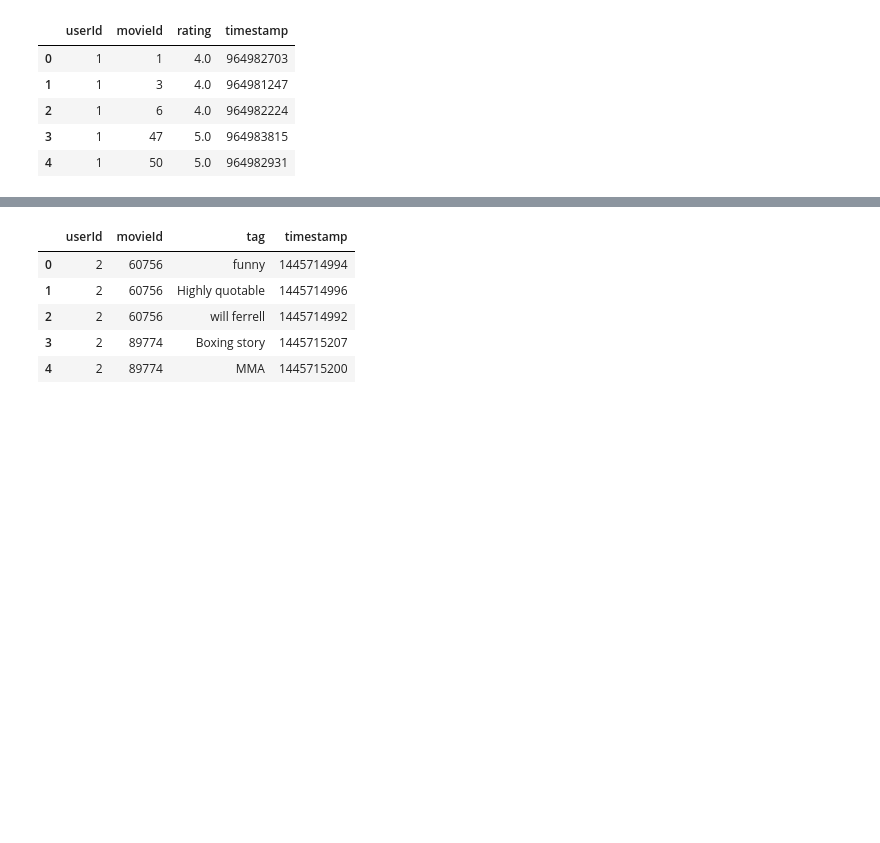
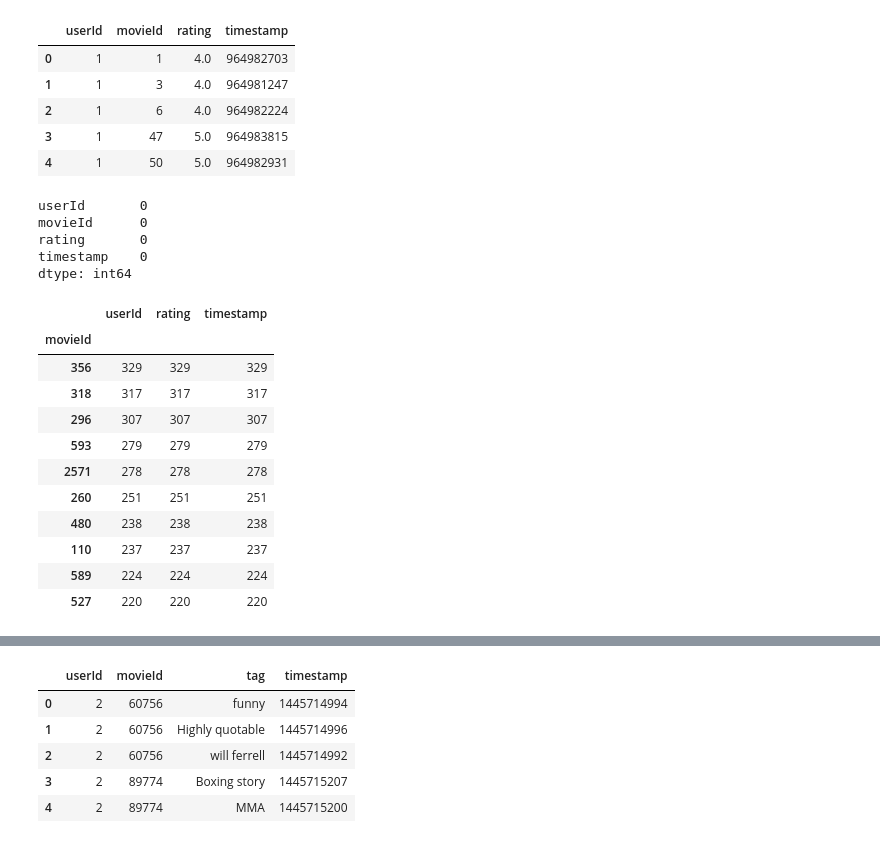
Before and after one commit to JasmineHuang25/rec-systems-project, a Jupyter notebook: Matt_notebook.ipynb, the cells around one changed output, grey strips where cells are left out. Cells and saved outputs as stored; diff of their text form; code cells hidden in the pictures; blank space fills up the shorter version.

```diff
--- a/Matt_notebook.ipynb
+++ b/Matt_notebook.ipynb
@@ -81,3 +145,27 @@ ratings_df.head()
 | 2 | 1 | 6 | 4.0 | 964982224 |
 | 3 | 1 | 47 | 5.0 | 964983815 |
 | 4 | 1 | 50 | 5.0 | 964982931 |
+# %%
+ratings_df.isna().sum()
+# %% [output]
+userId       0
+movieId      0
+rating       0
+timestamp    0
+dtype: int64
+# %%
+# The 10 movies with the most reviews
+ratings_df.groupby('movieId').count().sort_values('userId', ascending=False).head(10)
+# %% [output]
+|  | userId | rating | timestamp |
+| movieId |  |  |  |
+| 356 | 329 | 329 | 329 |
+| 318 | 317 | 317 | 317 |
+| 296 | 307 | 307 | 307 |
+| 593 | 279 | 279 | 279 |
+| 2571 | 278 | 278 | 278 |
+| 260 | 251 | 251 | 251 |
+| 480 | 238 | 238 | 238 |
+| 110 | 237 | 237 | 237 |
+| 589 | 224 | 224 | 224 |
+| 527 | 220 | 220 | 220 |
```
Also changed, not shown: parts of 99 cells of this notebook.
